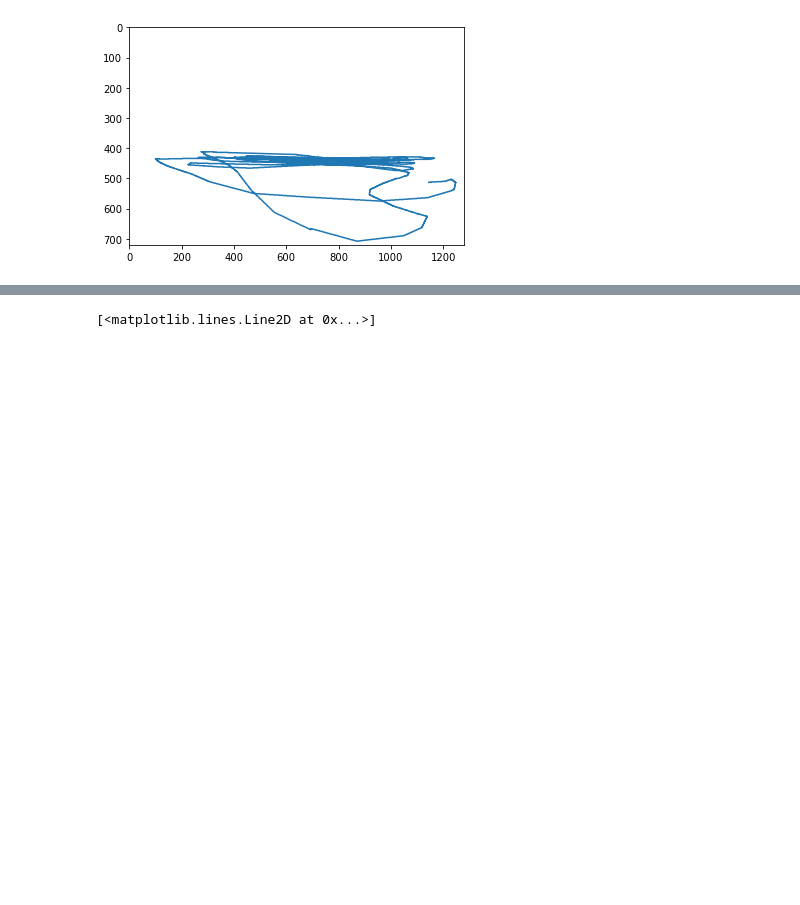
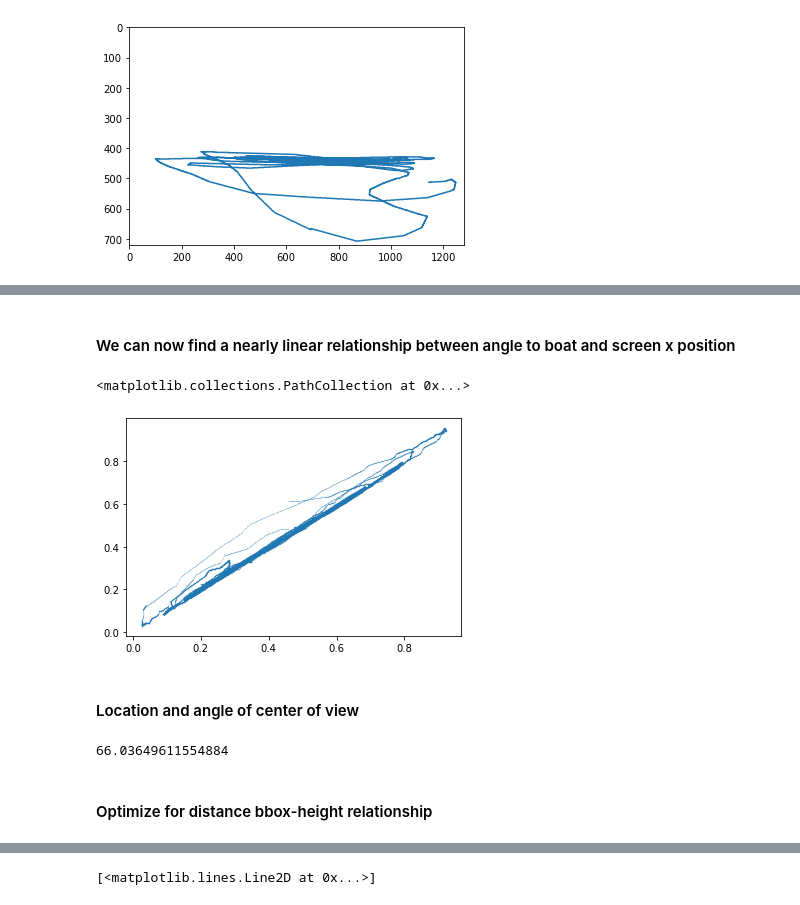
Before and after one commit to Blair-Johnson/crowsnest, a Jupyter notebook: screen_2_gps_regression.ipynb, the cells around one changed output, grey strips where cells are left out. Drawn from its saved outputs; the diff is of its cells as text; code cells hidden in the pictures; blank space fills up the shorter version.

```diff
--- a/screen_2_gps_regression.ipynb
+++ b/screen_2_gps_regression.ipynb
@@ -65,0 +70,16 @@ FOV = best
+# %% [markdown]
+#### We can now find a nearly linear relationship between angle to boat and screen x position
+# %%
+plt.scatter(1-comb_data.x_cent/1280,comb_data.angle_rel,.01)
+# %% [output]
+<matplotlib.collections.PathCollection at 0x...>
+[figure, added]
+# %% [markdown]
+#### Location and angle of center of view
+# %%
+COV = np.array([-117.2192825,32.7060566])
+np.arccos(np.dot(RH_Point-CAM,COV-CAM)/np.linalg.norm(COV-CAM)/np.linalg.norm(RH_Point-CAM))*180/np.pi*2.009419152276295
+# %% [output]
+66.03649611554884
+# %% [markdown]
+#### Optimize for distance bbox-height relationship
```
Also changed, not shown: parts of 39 cells of this notebook.
